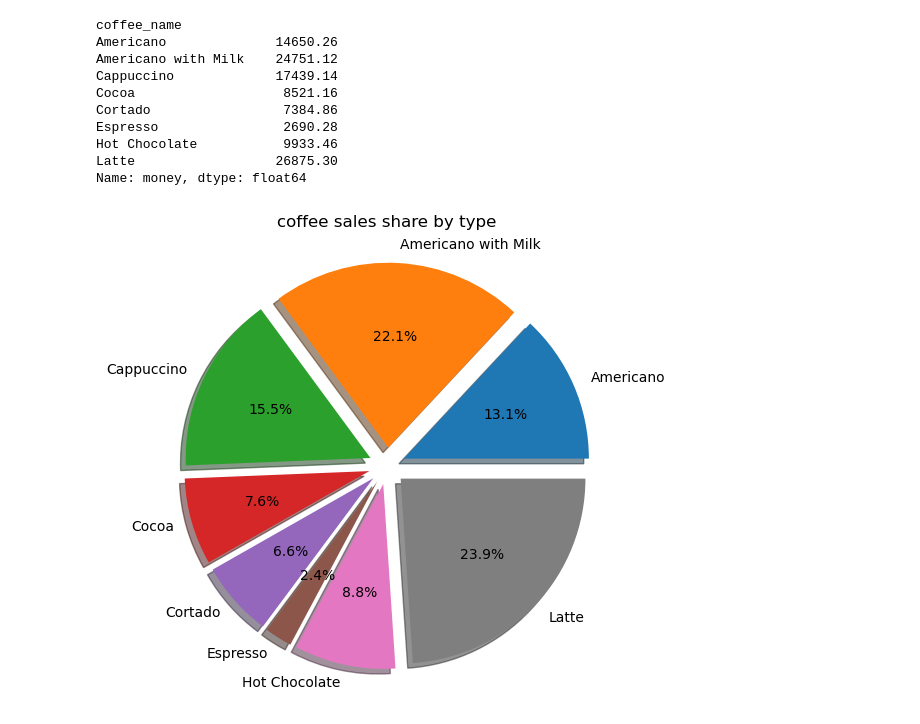
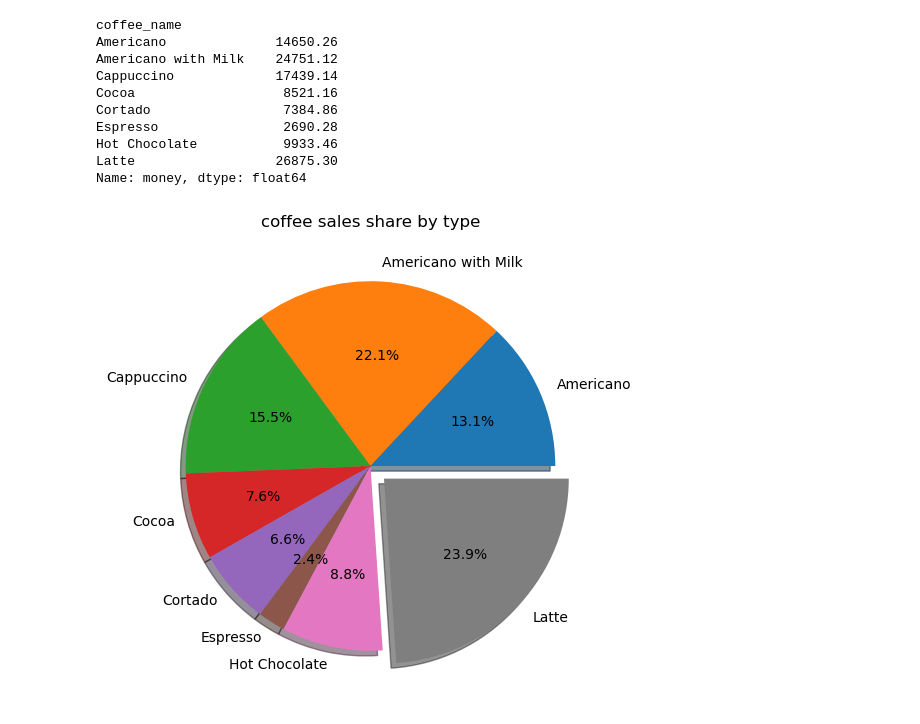
Before and after one commit to RahulMaheshwari12/coffee-sales-analysis, a Jupyter notebook: coffeesales.ipynb, the cells around one changed output. Drawn from its saved outputs; the diff is of its cells as text; code cells hidden in the pictures.

Commit message:
pie chart update

```diff
--- a/coffeesales.ipynb
+++ b/coffeesales.ipynb
@@ -244,13 +244,13 @@ Hot Chocolate           9933.46
 Latte                  26875.30
 Name: money, dtype: float64
 # %%
-explode = [0.1]*len(percentage_share)
+explode = [0.1 if value == percentage_share.max() else 0 for value in percentage_share]
 plt.figure(figsize=(12,6))
 plt.pie(percentage_share , labels = percentage_share.index , autopct = '%1.1f%%' , explode = explode , shadow = True)
 plt.title('coffee sales share by type')
 plt.show()
 # %% [output]
-[figure, old version]
+[figure, new version]
 # %%
 plt.figure(figsize = (8,4))
 sns.lineplot(x = 'Month_name' , y = 'money' , data = monthly_earning , marker = 'o')
```
Also changed, not shown: parts of 2 cells of this notebook.
